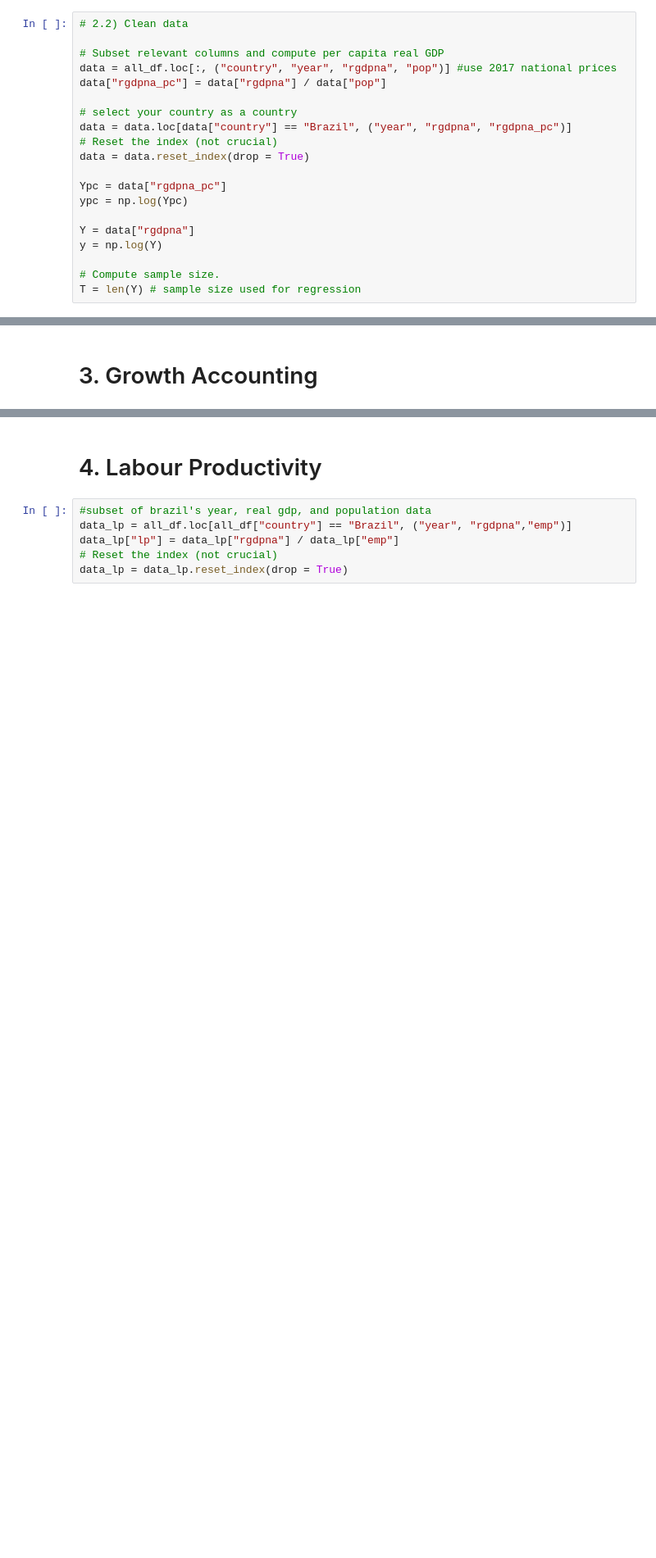
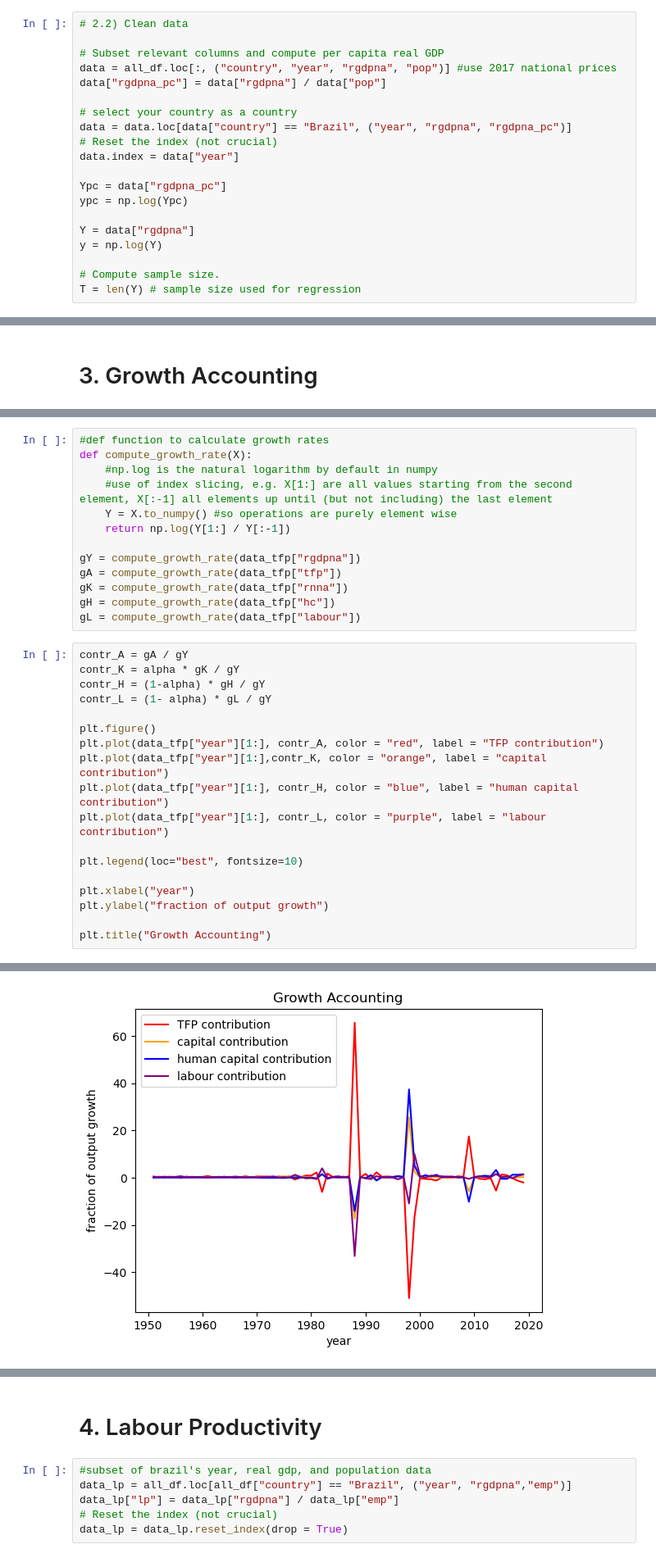
Before and after one commit to Jessie-Fung/ec2b1-brazil, a Jupyter notebook: code/code.ipynb, the cells around one changed output, grey strips where cells are left out. Shown: that part at 82% size. Saved outputs shown, nothing was run; the diff lists cells and outputs as text; blank space fills up the shorter version.

Commit message:
growth acc

```diff
--- a/code/code.ipynb
+++ b/code/code.ipynb
@@ -23,7 +23,7 @@ data["rgdpna_pc"] = data["rgdpna"] / data["pop"]
 # select your country as a country
 data = data.loc[data["country"] == "Brazil", ("year", "rgdpna", "rgdpna_pc")]
 # Reset the index (not crucial)
-data = data.reset_index(drop = True)
+data.index = data["year"]
 
 Ypc = data["rgdpna_pc"]
 ypc = np.log(Ypc)
@@ -325,0 +375,32 @@ Text(0.5, 1.0, 'Exponential Quadratic: ln(GDP per capita) & trend')
+# %%
+#def function to calculate growth rates
+def compute_growth_rate(X):
+    #np.log is the natural logarithm by default in numpy
+    #use of index slicing, e.g. X[1:] are all values starting from the second element, X[:-1] all elements up until (but not including) the last element
+    Y = X.to_numpy() #so operations are purely element wise
+    return np.log(Y[1:] / Y[:-1])
+
+gY = compute_growth_rate(data_tfp["rgdpna"])
+gA = compute_growth_rate(data_tfp["tfp"])
+gK = compute_growth_rate(data_tfp["rnna"])
+gH = compute_growth_rate(data_tfp["hc"])
+gL = compute_growth_rate(data_tfp["labour"])
+# %%
+contr_A = gA / gY
+contr_K = alpha * gK / gY
+contr_H = (1-alpha) * gH / gY
+contr_L = (1- alpha) * gL / gY
+
+plt.figure()
+plt.plot(data_tfp["year"][1:], contr_A, color = "red", label = "TFP contribution")
+plt.plot(data_tfp["year"][1:],contr_K, color = "orange", label = "capital contribution")
+plt.plot(data_tfp["year"][1:], contr_H, color = "blue", label = "human capital contribution")
+plt.plot(data_tfp["year"][1:], contr_L, color = "purple", label = "labour contribution")
+
+plt.legend(loc="best", fontsize=10)
+
+plt.xlabel("year")
+plt.ylabel("fraction of output growth")
+
+plt.title("Growth Accounting")
+# %% [output]
@@ -325,0 +408 @@ Text(0.5, 1.0, 'Exponential Quadratic: ln(GDP per capita) & trend')
+[figure, added]
```
Also changed, not shown: parts of 20 cells of this notebook, 1 other file.
